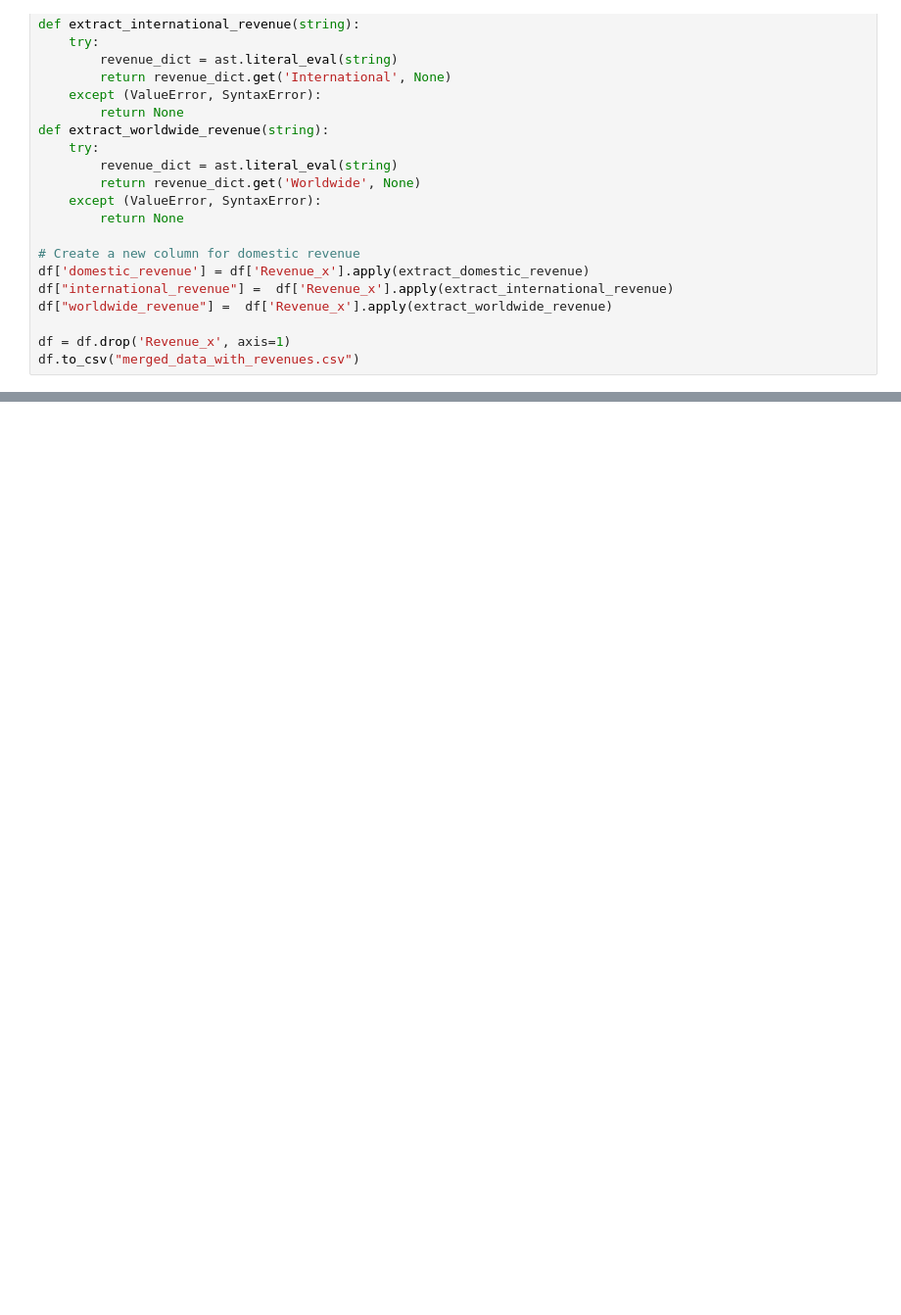
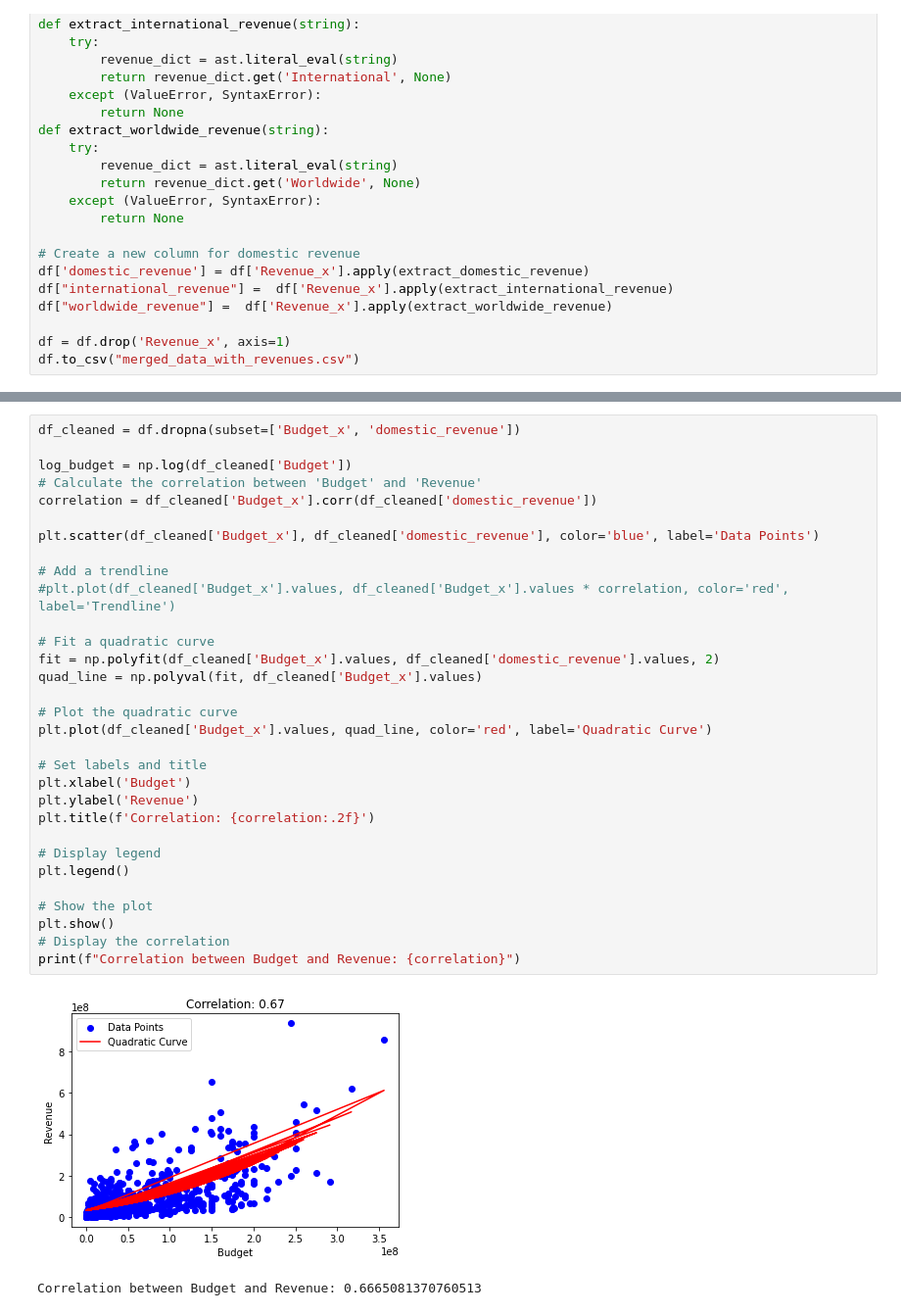
Before and after one commit to samob917/en553.602.FA23, a Jupyter notebook: 3. Data Preparation/3.3 Construct Data/check_revs.ipynb, the cells around one changed output, grey strips where cells are left out. Shown at 98% size. Drawn from its saved outputs; the diff is of its cells as text; blank space fills up the shorter version.

```diff
--- a/3. Data Preparation/3.3 Construct Data/check_revs.ipynb
+++ b/3. Data Preparation/3.3 Construct Data/check_revs.ipynb
@@ -47,0 +66,34 @@ df.to_csv("merged_data_with_revenues.csv")
+# %%
+df_cleaned = df.dropna(subset=['Budget_x', 'domestic_revenue'])
+
+log_budget = np.log(df_cleaned['Budget'])
+# Calculate the correlation between 'Budget' and 'Revenue'
+correlation = df_cleaned['Budget_x'].corr(df_cleaned['domestic_revenue'])
+
+plt.scatter(df_cleaned['Budget_x'], df_cleaned['domestic_revenue'], color='blue', label='Data Points')
+
+# Add a trendline
+#plt.plot(df_cleaned['Budget_x'].values, df_cleaned['Budget_x'].values * correlation, color='red', label='Trendline')
+
+# Fit a quadratic curve
+fit = np.polyfit(df_cleaned['Budget_x'].values, df_cleaned['domestic_revenue'].values, 2)
+quad_line = np.polyval(fit, df_cleaned['Budget_x'].values)
+
+# Plot the quadratic curve
+plt.plot(df_cleaned['Budget_x'].values, quad_line, color='red', label='Quadratic Curve')
+
+# Set labels and title
+plt.xlabel('Budget')
+plt.ylabel('Revenue')
+plt.title(f'Correlation: {correlation:.2f}')
+
+# Display legend
+plt.legend()
+
+# Show the plot
+plt.show()
+# Display the correlation
+print(f"Correlation between Budget and Revenue: {correlation}")
+# %% [output]
+[figure, added]
+Correlation between Budget and Revenue: 0.6665081370760513
```
Also changed, not shown: parts of 11 cells of this notebook, 1 other file.
